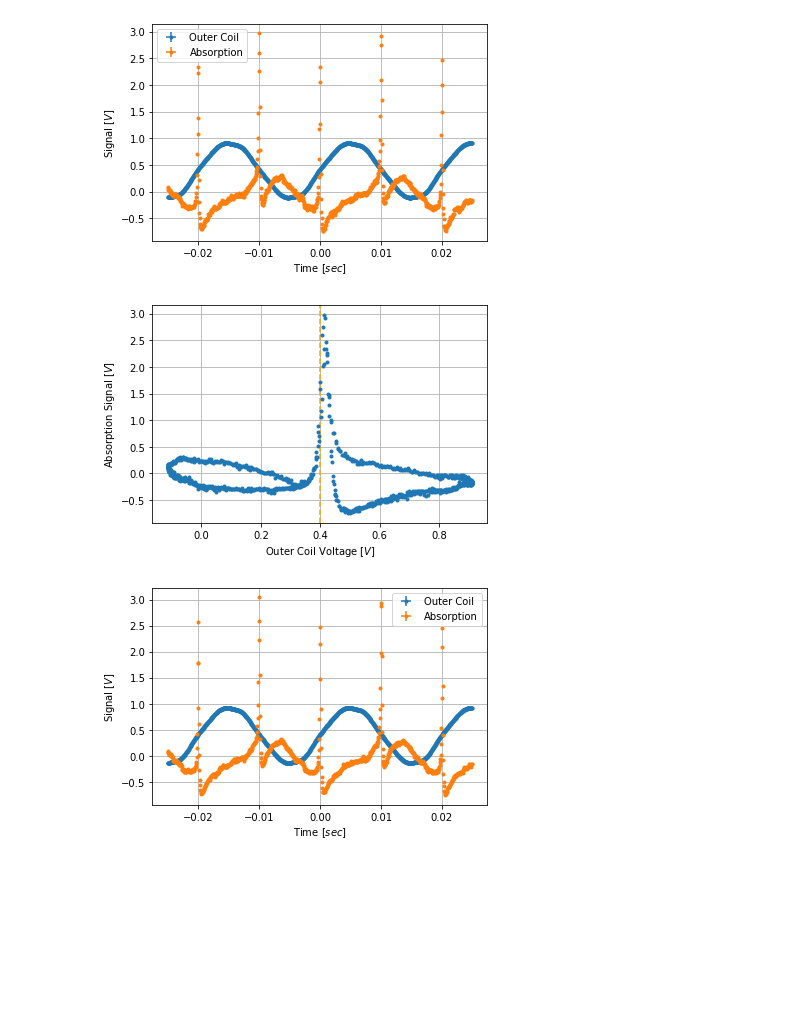
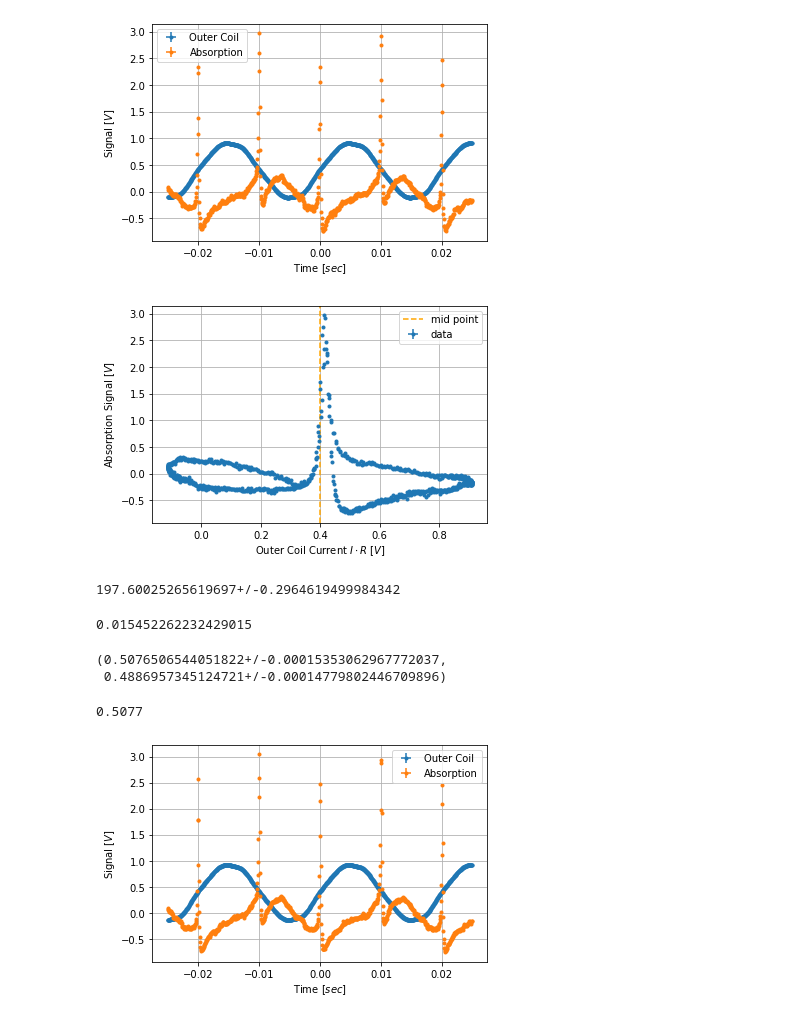
Before and after one commit to FlipperCoin/lab-4, a Jupyter notebook: esr/esr.ipynb, the cells around one changed output. Drawn from its saved outputs; the diff is of its cells as text; code cells hidden in the pictures; blank space fills up the shorter version.

```diff
--- a/esr/esr.ipynb
+++ b/esr/esr.ipynb
@@ -23,6 +25,16 @@ R_pdf = ufloat(0.82, 0.05*0.82)
 R_calc_1 = ufloat(402e-3,30e-3)/ufloat(0.5192,0.0001)
 R_calc_2 = ufloat(426.6e-3, 0.1e-3)/ufloat(0.5233,0.0001)
 R=R_calc_2
+# %%
+r_in = (38e-3) / 2
+r_out = (43e-3) / 2
+r = (r_in + r_out) / 2
+L = 70e-3
+alpha = np.arctan(r / L/2)
+N = 440
+
+# no need for mu_0 as we replace B with H*mu_0
+K_theo = N/(2*L)*(2*np.cos(alpha))
 # %%
 p = pd.read_csv("data/min_mod_1 0.csv", sep=',', header=1, usecols=[3,4,5])
 
@@ -129,14 +141,35 @@ mid = (right + left) / 2
 # %% [output]
 [figure]
 # %%
-plt.errorbar(v1, v2, 0.001, 0.001, '.', label='')
-plt.xlabel(r'Outer Coil Voltage $\left[V\right]$')
+plt.errorbar(v1, v2, 0.001, 0.001, '.', label='data')
+plt.xlabel(r'Outer Coil Current $I \cdot R$ $\left[V\right]$')
 plt.ylabel(r'Absorption Signal $\left[V\right]$')
-plt.axvline(mid, color='orange', linestyle='dashed')
+plt.axvline(mid, color='orange', linestyle='dashed', label='mid point')
+plt.legend()
 plt.grid()
 plt.show()
 # %% [output]
-[figure, old version]
+[figure, new version]
+# %%
+deltav = np.abs(v1[np.argmax(v2)] - mid)
+deltaI = deltav/R
+K2_delta = np.abs(B_res / (mu_0 * (I+deltaI)) - K2)
+K2_delta
+# %% [output]
+197.60025265619697+/-0.2964619499984342
+# %%
+deltav
+# %% [output]
+0.015452262232429015
+# %%
+v1[np.argmax(v2)]/R, mid/R
+# %% [output]
+(0.5076506544051822+/-0.00015353062967772037,
+ 0.4886957345124721+/-0.00014779802446709896)
+# %%
+I
+# %% [output]
+0.5077
 # %%
 p = pd.read_csv("data/dc_2 0.csv", sep=',', header=1, usecols=[3,4,5])
 t = p['Time (s)']
```
Also changed, not shown: parts of 18 cells of this notebook.
